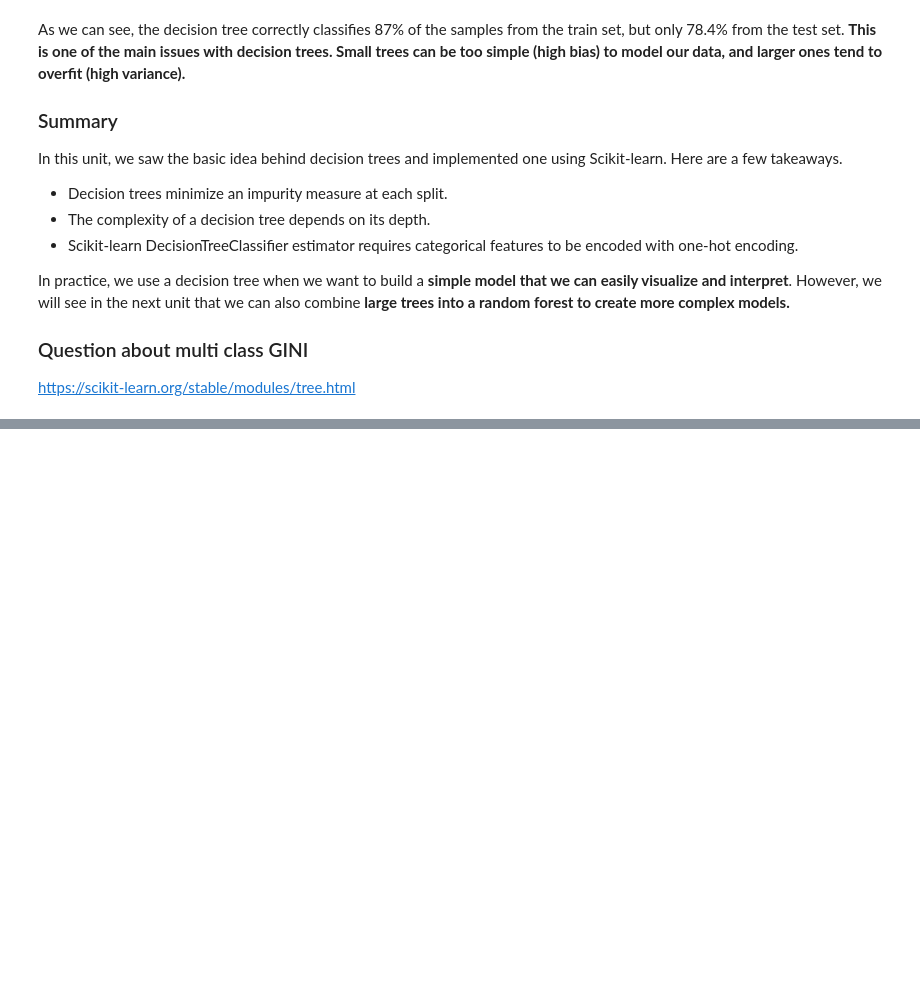
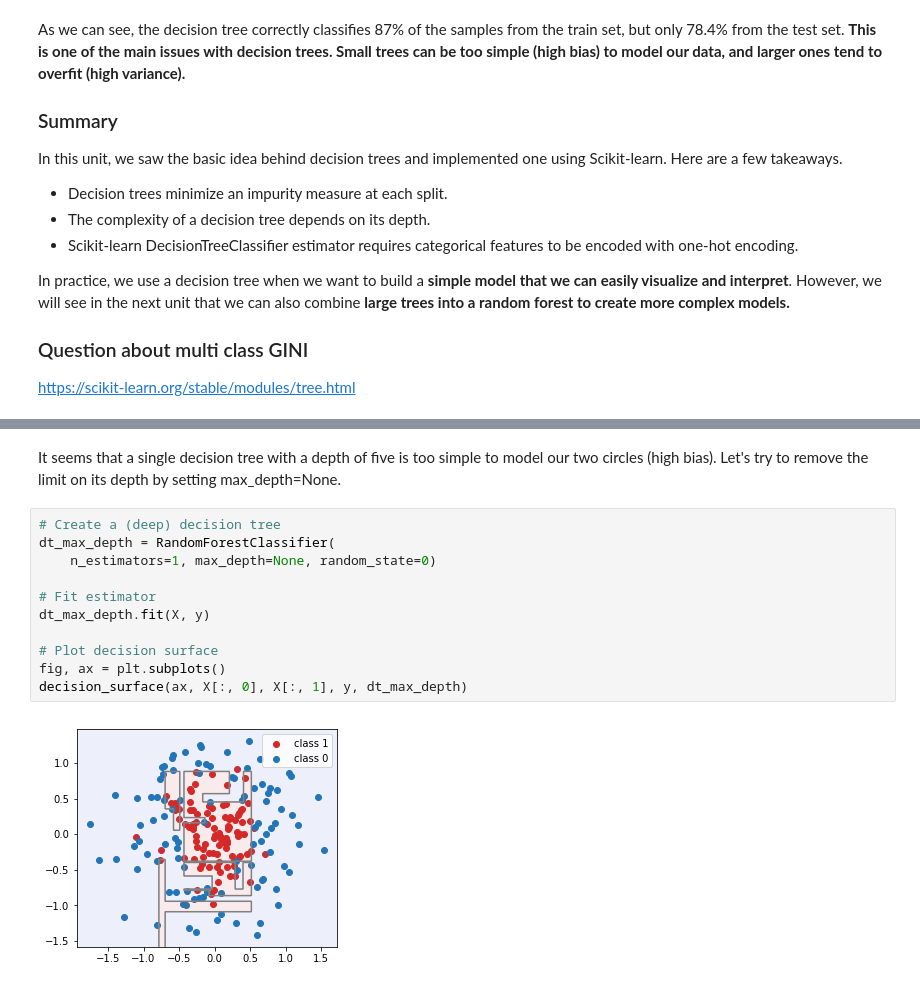
Before and after one commit to LyesOUDINACHE/EPFL-Course, a Jupyter notebook: 4-5 - Decision trees & SVM.ipynb, the cells around one changed output, grey strips where cells are left out. Drawn from its saved outputs; the diff is of its cells as text; blank space fills up the shorter version.

```diff
--- a/4-5 - Decision trees & SVM.ipynb
+++ b/4-5 - Decision trees & SVM.ipynb
@@ -321,0 +439,15 @@ https://scikit-learn.org/stable/modules/tree.html
+# %% [markdown]
+It seems that a single decision tree with a depth of five is too simple to model our two circles (high bias). Let's try to remove the limit on its depth by setting max_depth=None.
+# %%
+# Create a (deep) decision tree
+dt_max_depth = RandomForestClassifier(
+    n_estimators=1, max_depth=None, random_state=0)
+
+# Fit estimator
+dt_max_depth.fit(X, y)
+
+# Plot decision surface
+fig, ax = plt.subplots()
+decision_surface(ax, X[:, 0], X[:, 1], y, dt_max_depth)
+# %% [output]
+[figure, added]
```
Also changed, not shown: parts of 65 cells of this notebook, 7 other files.
